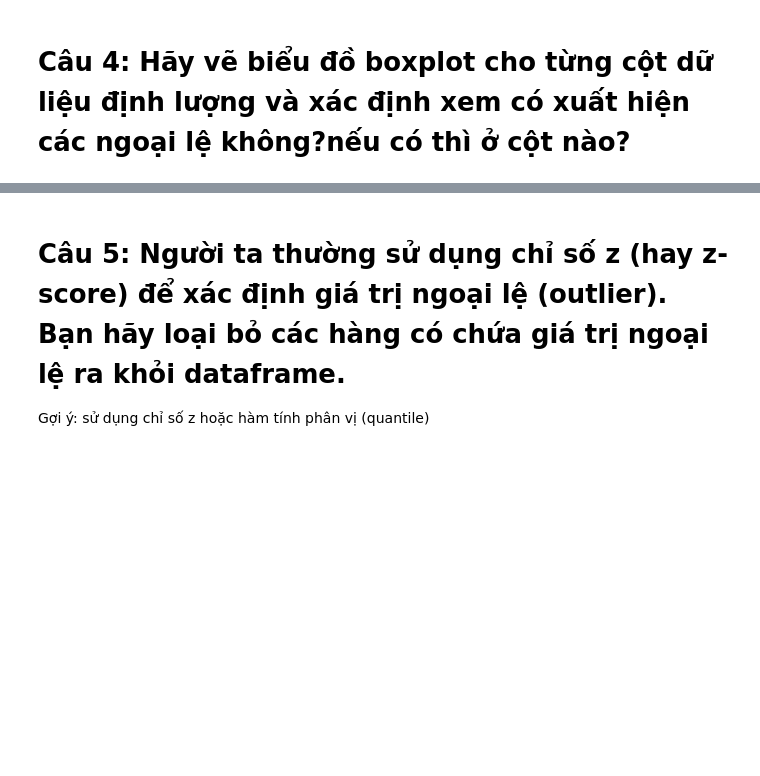
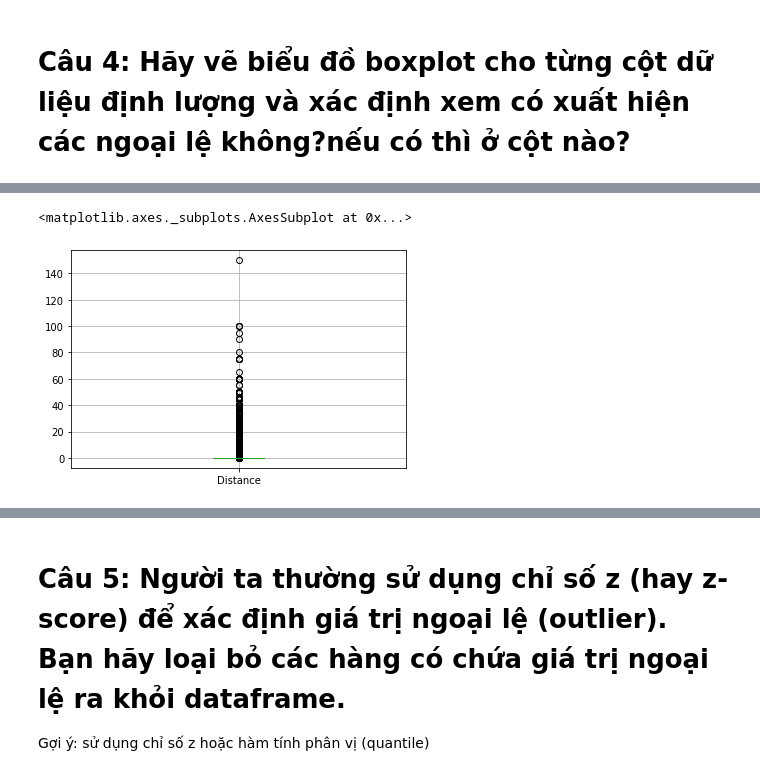
Before and after one commit to hoangnuthuphuong/python, a Jupyter notebook: pandas04.ipynb, the cells around one changed output, grey strips where cells are left out. Drawn from its saved outputs; the diff is of its cells as text; code cells hidden in the pictures; blank space fills up the shorter version.

```diff
--- a/pandas04.ipynb
+++ b/pandas04.ipynb
@@ -108,0 +122,6 @@ Text(0, 0.5, 'Incident Year')
+# %%
+#vẽ biểu đồ boxplot cho Distance
+df.boxplot(['Distance'])
+# %% [output]
+<matplotlib.axes._subplots.AxesSubplot at 0x...>
+[figure, added]
```
Also changed, not shown: parts of 48 cells of this notebook.
